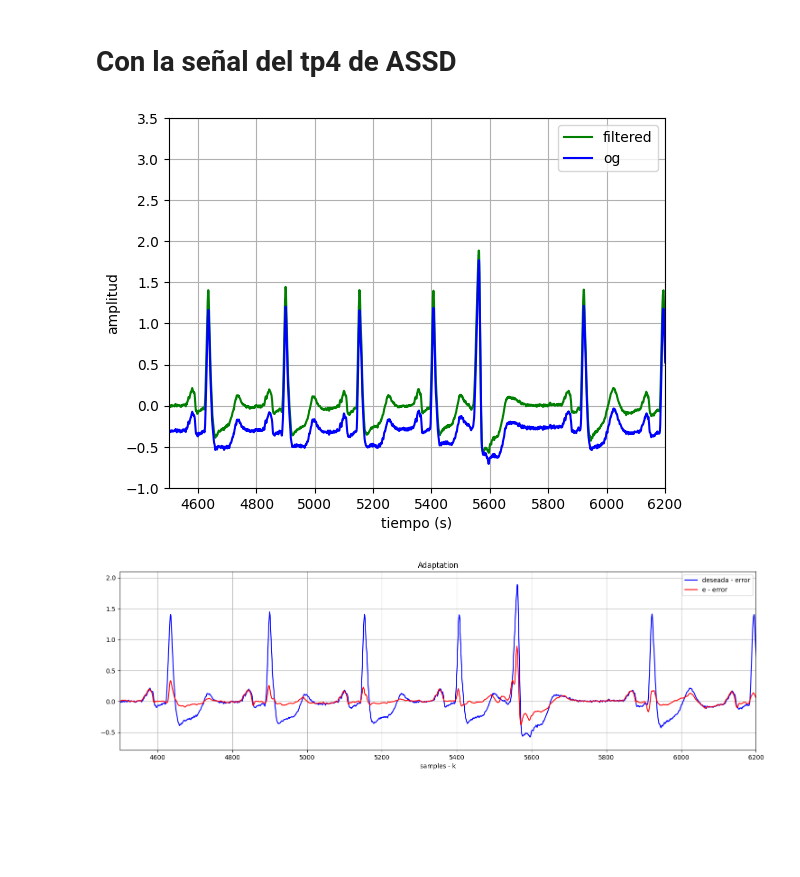
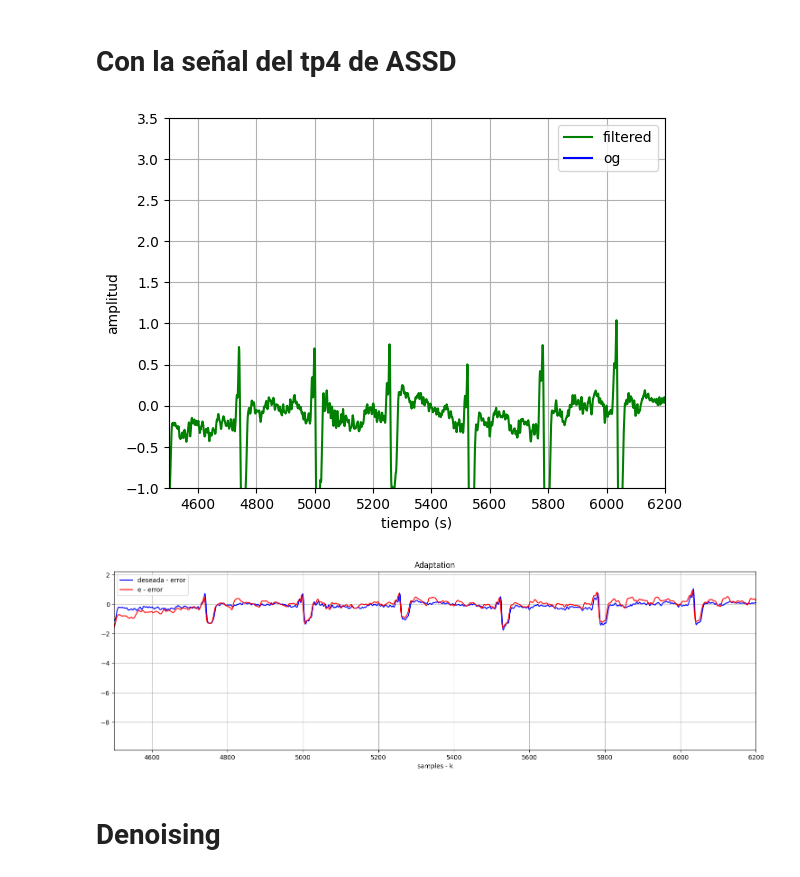
Before and after one commit to JBatRey/Procesamiento-Adaptativo-de-Se-ales-Aleatorias---Proyectos, a Jupyter notebook: opcion1.ipynb, the cells around one changed output. Cells and saved outputs as stored; diff of their text form; code cells hidden in the pictures; blank space fills up the shorter version.

```diff
--- a/opcion1.ipynb
+++ b/opcion1.ipynb
@@ -226,23 +245,23 @@ plt.show()
 # %%
 ecg_signal = np.loadtxt('test_ecg.csv')
 N = len(ecg_signal)//3
-x = lead1_data[:N]
+x = ecg_signal[:N]
 
 filtered_sig1 = filter_wandering_noise(x)
 
 filtered_sig2 = filter_60hz(filtered_sig1, 360)
 
 plt.plot(filtered_sig2, 'g', label='filtered')
 plt.plot(x, 'b', label='og')
 plt.xlim(4500, 6200)
 plt.legend()
 plt.grid()
 plt.ylim(-1,3.5)
 plt.xlabel('tiempo (s)')
 plt.ylabel('amplitud')
 plt.show()
 # %% [output]
-[figure, old version]
+[figure, new version]
 # %%
 filt_size = 190
 desired3 = filtered_sig2
@@ -264,4 +283,6 @@ plt.tight_layout()
 plt.grid()
 plt.show()
 # %% [output]
-[figure, old version]
+[figure, new version]
+# %% [markdown]
+# Denoising
```
Also changed, not shown: parts of 21 cells of this notebook, 1 other file.
